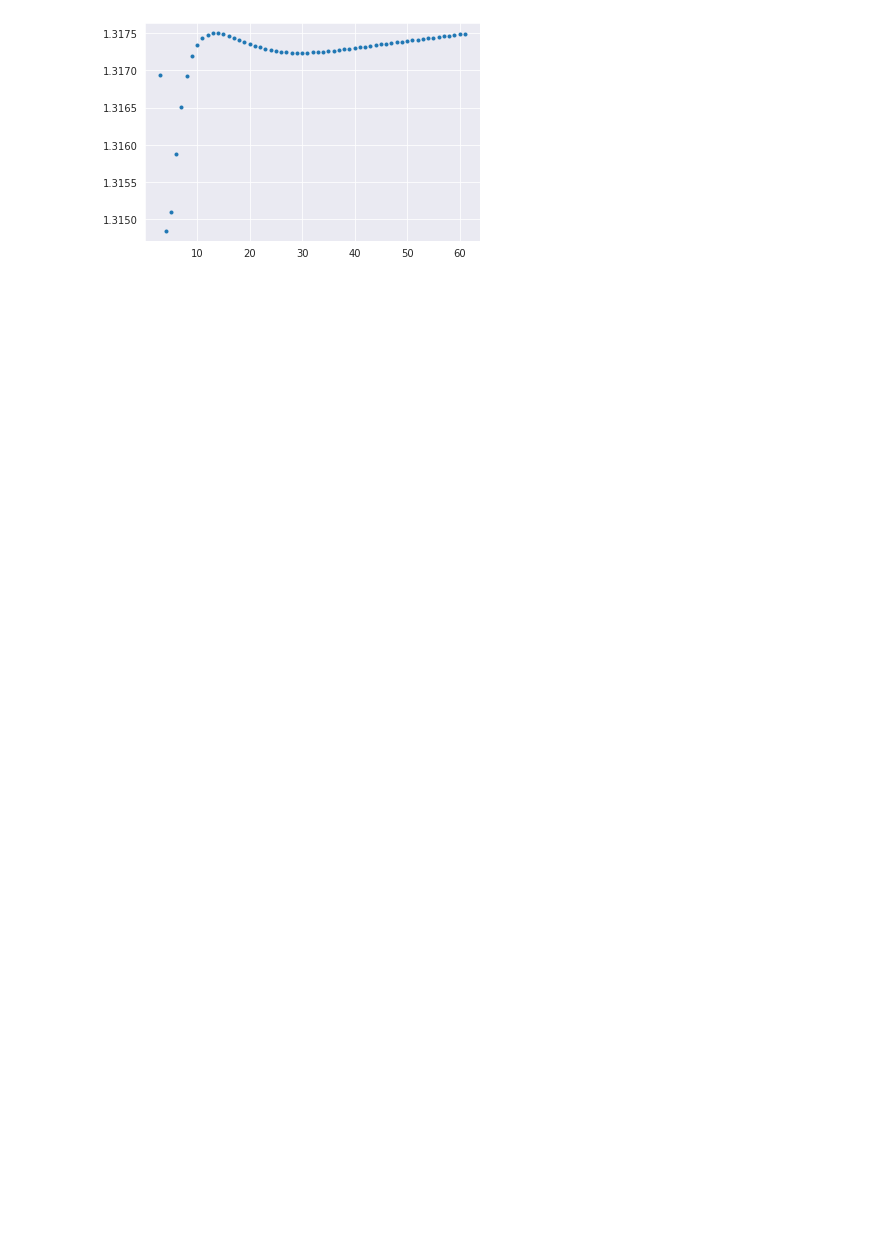
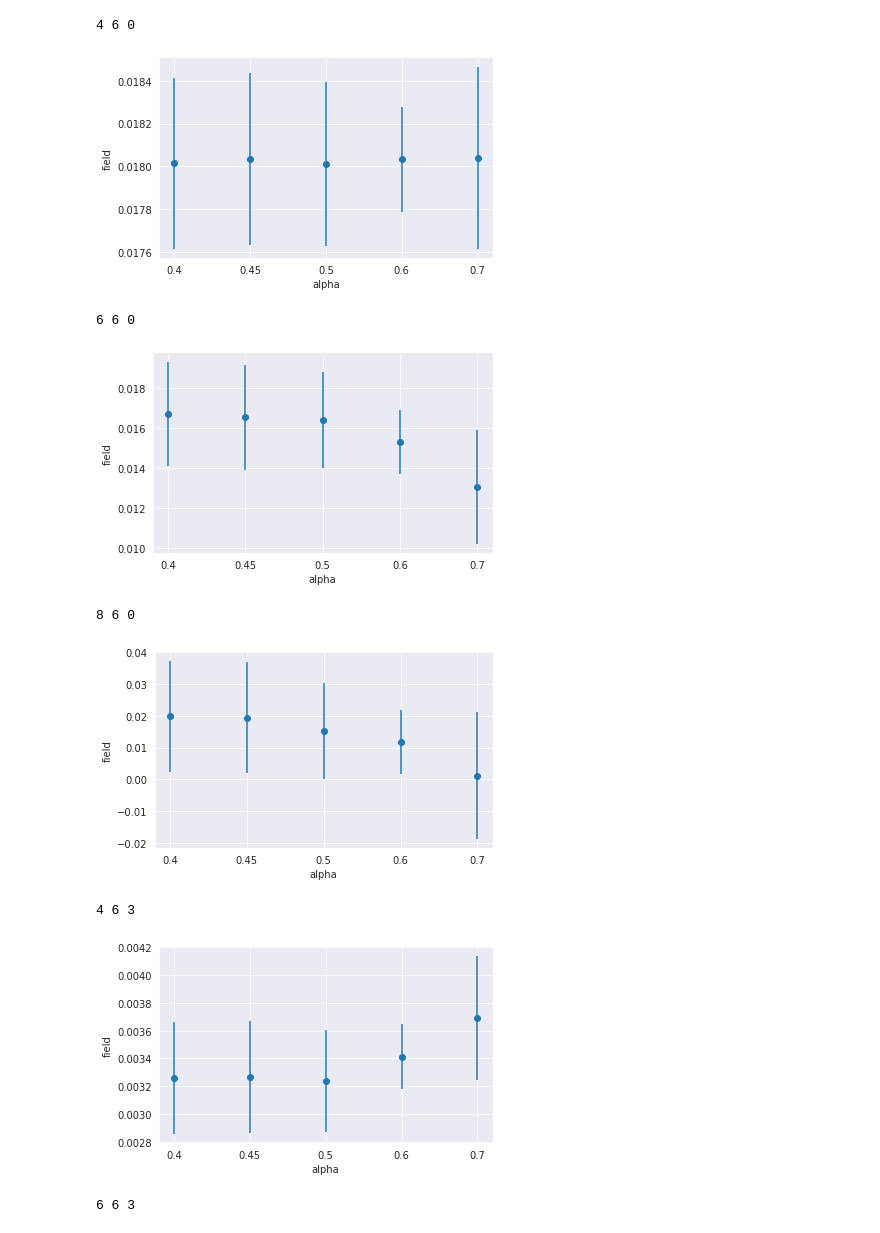
Before and after one commit to ilyakudrov/smearing_test, a Jupyter notebook: code/python_jupyter/smearing_test_flux.ipynb, the cells around one changed output. Drawn from its saved outputs; the diff is of its cells as text; code cells hidden in the pictures; blank space fills up the shorter version.

Commit message:
minor changes in smearing dependence

```diff
--- a/code/python_jupyter/smearing_test_flux.ipynb
+++ b/code/python_jupyter/smearing_test_flux.ipynb
@@ -12,6 +7,0 @@ df_data.append(pd.read_csv(f"../../result/flux_tube/qc2dstag/32^4/HYP_APE/flux_t
-# %%
-for i in df_data:
-    i['field'].iloc[3:].plot(style='.')
-    plt.show()
-# %% [output]
-[figure, removed]
@@ -17,0 +60,13 @@ for i in df_data:
+# %%
+params = {'0.4': 601, '0.45': 601, '0.5': 301, '0.6': 31, '0.7': 19}
+plot_smearing_comparison('2.4', '', 'su2', 'su2', '24^4', 'HYP0_alpha=1_1_0.5_APE_alpha=', 'su2_suzuki', params, 8)
+# %% [output]
+4 6 0
+[figure, added]
+6 6 0
+[figure, added]
+8 6 0
+[figure, added]
+4 6 3
+[figure, added]
+6 6 3
```
Also changed, not shown: parts of 6 cells of this notebook, 5 other files.
